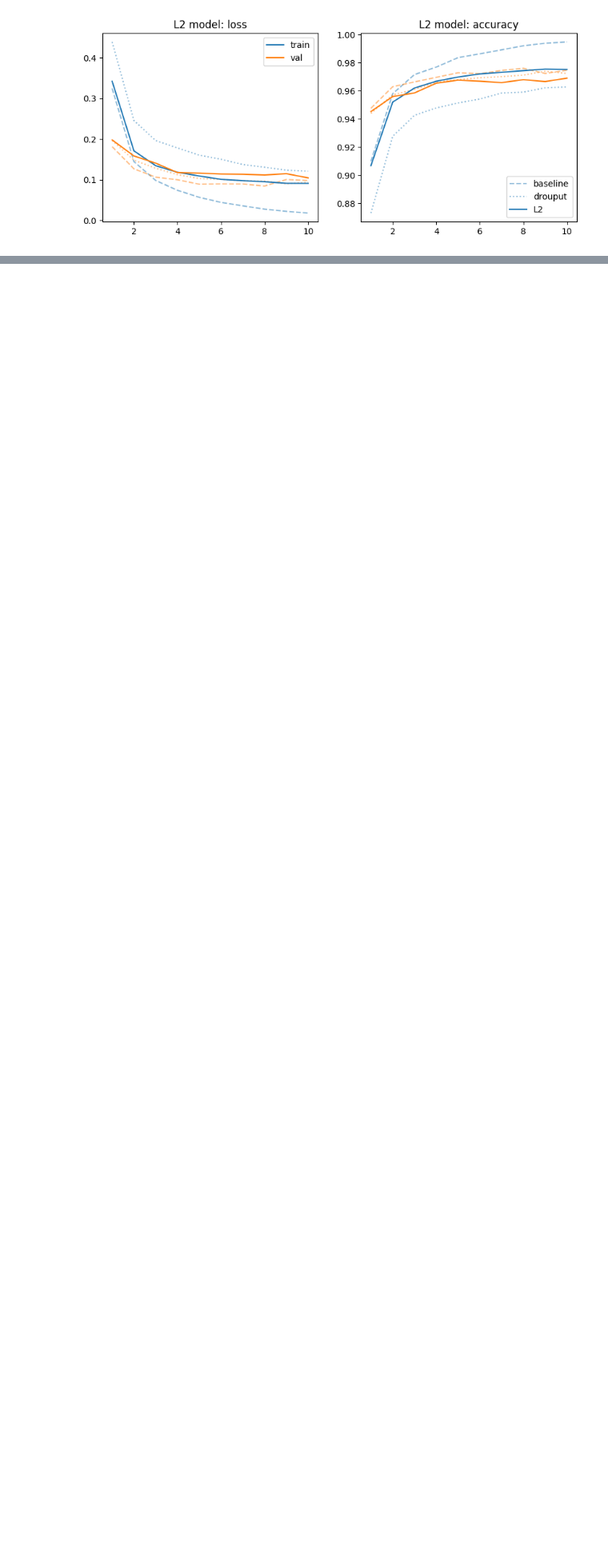
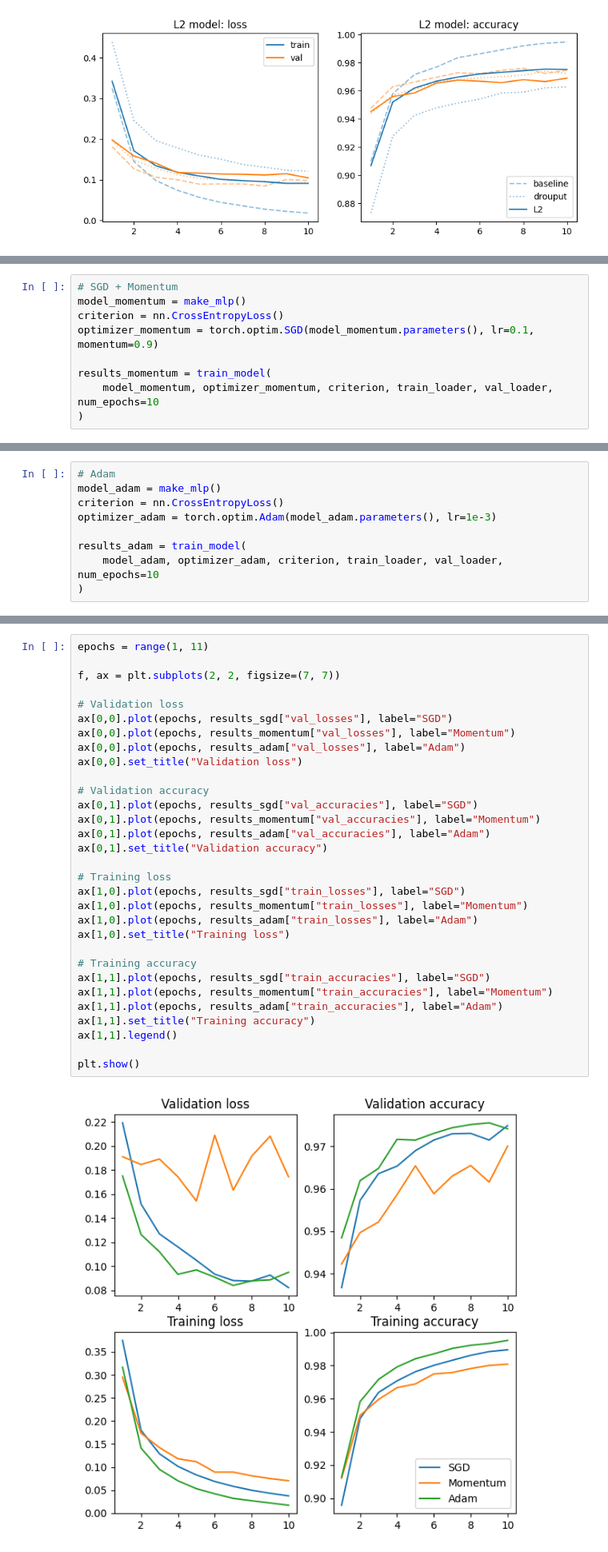
Before and after one commit to aadupuy/dl-fundamentals, a Jupyter notebook: mnist.ipynb, the cells around one changed output, grey strips where cells are left out. Shown at 80% size. Cells and saved outputs as stored; diff of their text form; blank space fills up the shorter version.

Commit message:
tested different optimizers: SGD, SGD+momentum, Adam

```diff
--- a/mnist.ipynb
+++ b/mnist.ipynb
@@ -1016,0 +1125,9 @@ If we compare the gaps:
+# %%
+# SGD + Momentum
+model_momentum = make_mlp()
+criterion = nn.CrossEntropyLoss()
+optimizer_momentum = torch.optim.SGD(model_momentum.parameters(), lr=0.1, momentum=0.9)
+
+results_momentum = train_model(
+    model_momentum, optimizer_momentum, criterion, train_loader, val_loader, num_epochs=10
+)
@@ -1016,0 +1145,9 @@ If we compare the gaps:
+# %%
+# Adam
+model_adam = make_mlp()
+criterion = nn.CrossEntropyLoss()
+optimizer_adam = torch.optim.Adam(model_adam.parameters(), lr=1e-3)
+
+results_adam = train_model(
+    model_adam, optimizer_adam, criterion, train_loader, val_loader, num_epochs=10
+)
@@ -1016,0 +1165,33 @@ If we compare the gaps:
+# %%
+epochs = range(1, 11)
+
+f, ax = plt.subplots(2, 2, figsize=(7, 7))
+
+# Validation loss
+ax[0,0].plot(epochs, results_sgd["val_losses"], label="SGD")
+ax[0,0].plot(epochs, results_momentum["val_losses"], label="Momentum")
+ax[0,0].plot(epochs, results_adam["val_losses"], label="Adam")
+ax[0,0].set_title("Validation loss")
+
+# Validation accuracy
+ax[0,1].plot(epochs, results_sgd["val_accuracies"], label="SGD")
+ax[0,1].plot(epochs, results_momentum["val_accuracies"], label="Momentum")
+ax[0,1].plot(epochs, results_adam["val_accuracies"], label="Adam")
+ax[0,1].set_title("Validation accuracy")
+
+# Training loss
+ax[1,0].plot(epochs, results_sgd["train_losses"], label="SGD")
+ax[1,0].plot(epochs, results_momentum["train_losses"], label="Momentum")
+ax[1,0].plot(epochs, results_adam["train_losses"], label="Adam")
+ax[1,0].set_title("Training loss")
+
+# Training accuracy
+ax[1,1].plot(epochs, results_sgd["train_accuracies"], label="SGD")
+ax[1,1].plot(epochs, results_momentum["train_accuracies"], label="Momentum")
+ax[1,1].plot(epochs, results_adam["train_accuracies"], label="Adam")
+ax[1,1].set_title("Training accuracy")
+ax[1,1].legend()
+
+plt.show()
+# %% [output]
+[figure, added]
```
Also changed, not shown: parts of 10 cells of this notebook.
